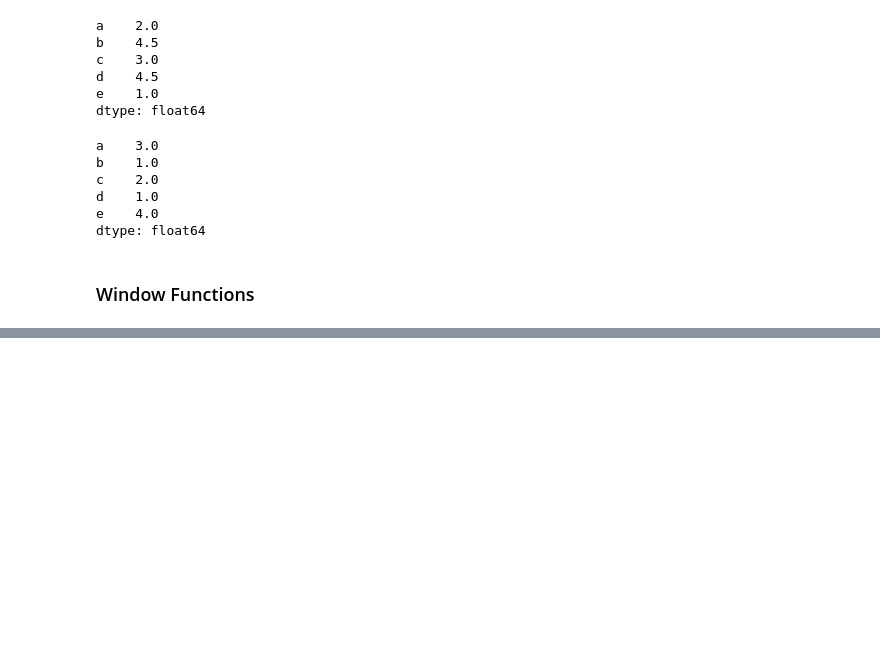
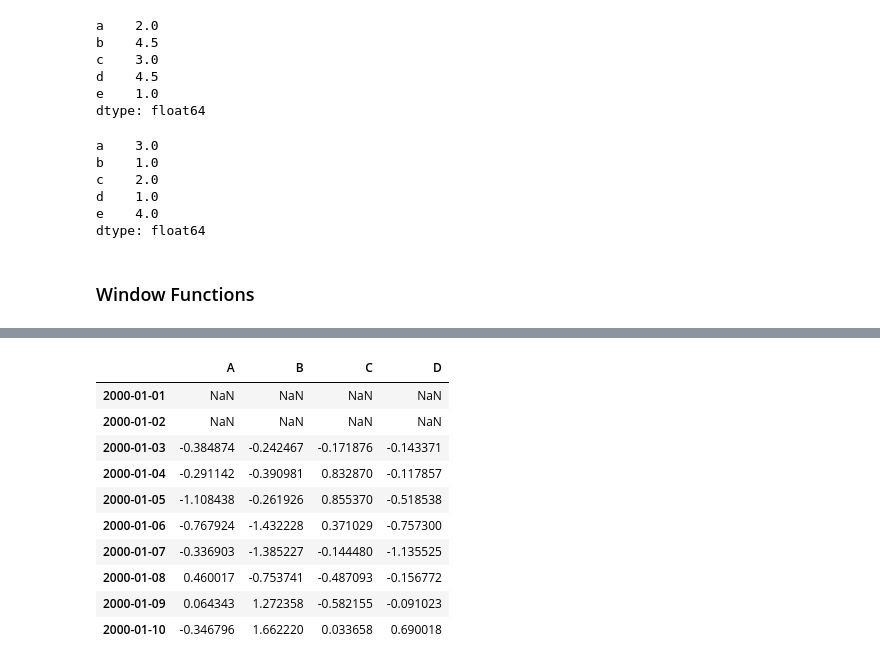
Before and after one commit to karenacorn99/data-science-cheatcheets, a Jupyter notebook: pandas.ipynb, the cells around one changed output, grey strips where cells are left out. Saved outputs shown, nothing was run; the diff lists cells and outputs as text; code cells hidden in the pictures; blank space fills up the shorter version.

```diff
--- a/pandas.ipynb
+++ b/pandas.ipynb
@@ -1312,0 +1330,15 @@ dtype: float64
+# %%
+# rolling(): can be applied to a series of data
+df.rolling(window=3).mean()
+# %% [output]
+|  | A | B | C | D |
+| 2000-01-01 | NaN | NaN | NaN | NaN |
+| 2000-01-02 | NaN | NaN | NaN | NaN |
+| 2000-01-03 | -0.384874 | -0.242467 | -0.171876 | -0.143371 |
+| 2000-01-04 | -0.291142 | -0.390981 | 0.832870 | -0.117857 |
+| 2000-01-05 | -1.108438 | -0.261926 | 0.855370 | -0.518538 |
+| 2000-01-06 | -0.767924 | -1.432228 | 0.371029 | -0.757300 |
+| 2000-01-07 | -0.336903 | -1.385227 | -0.144480 | -1.135525 |
+| 2000-01-08 | 0.460017 | -0.753741 | -0.487093 | -0.156772 |
+| 2000-01-09 | 0.064343 | 1.272358 | -0.582155 | -0.091023 |
+| 2000-01-10 | -0.346796 | 1.662220 | 0.033658 | 0.690018 |
```
Also changed, not shown: parts of 20 cells of this notebook.
